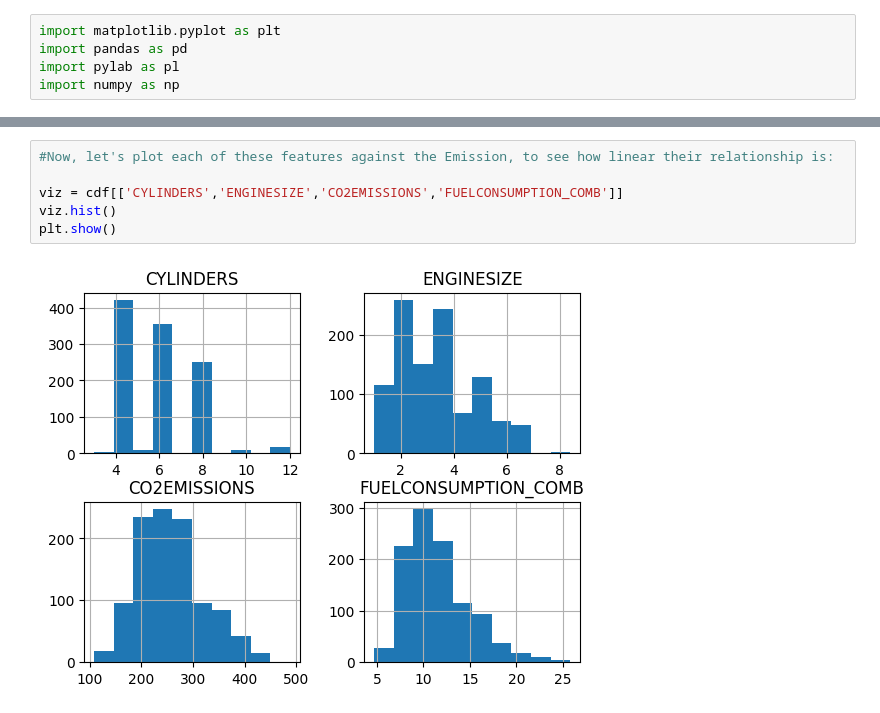
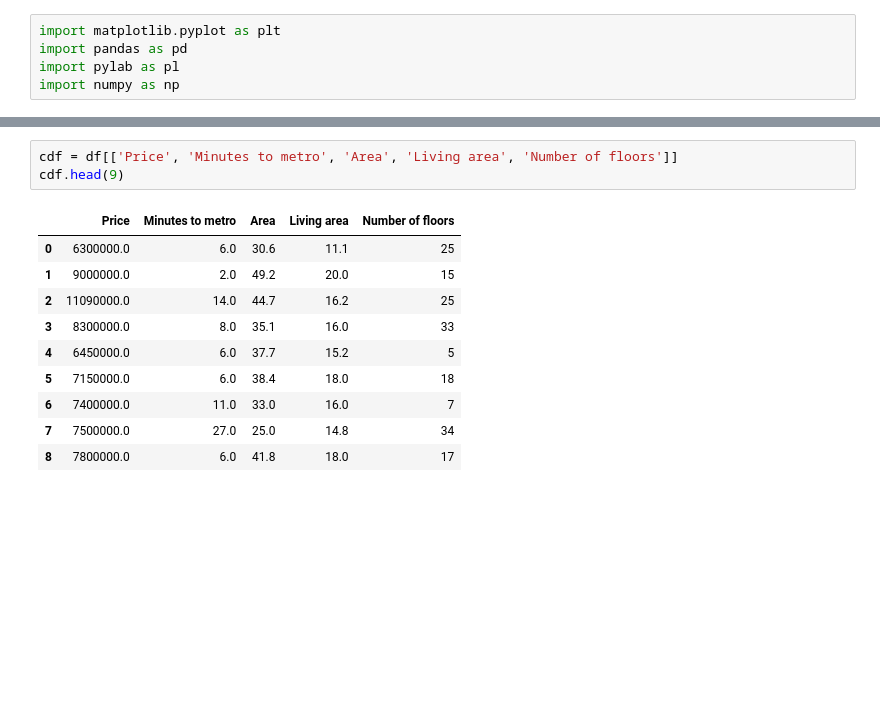
Before and after one commit to asainov1/ML-project, a Jupyter notebook: ML-3.ipynb, the cells around one changed output, grey strips where cells are left out. Saved outputs shown, nothing was run; the diff lists cells and outputs as text; blank space fills up the shorter version.

```diff
--- a/ML-3.ipynb
+++ b/ML-3.ipynb
@@ -56,9 +8,15 @@ cdf.head(9)
-# %%
-#Now, let's plot each of these features against the Emission, to see how linear their relationship is:
-
-viz = cdf[['CYLINDERS','ENGINESIZE','CO2EMISSIONS','FUELCONSUMPTION_COMB']]
-viz.hist()
-plt.show()
-# %% [output]
-[figure, removed]
+# %%
+cdf = df[['Price', 'Minutes to metro', 'Area', 'Living area', 'Number of floors']]
+cdf.head(9)
+# %% [output]
+|  | Price | Minutes to metro | Area | Living area | Number of floors |
+| 0 | 6300000.0 | 6.0 | 30.6 | 11.1 | 25 |
+| 1 | 9000000.0 | 2.0 | 49.2 | 20.0 | 15 |
+| 2 | 11090000.0 | 14.0 | 44.7 | 16.2 | 25 |
+| 3 | 8300000.0 | 8.0 | 35.1 | 16.0 | 33 |
+| 4 | 6450000.0 | 6.0 | 37.7 | 15.2 | 5 |
+| 5 | 7150000.0 | 6.0 | 38.4 | 18.0 | 18 |
+| 6 | 7400000.0 | 11.0 | 33.0 | 16.0 | 7 |
+| 7 | 7500000.0 | 27.0 | 25.0 | 14.8 | 34 |
+| 8 | 7800000.0 | 6.0 | 41.8 | 18.0 | 17 |
 # %%
```
Also changed, not shown: parts of 16 cells of this notebook.
